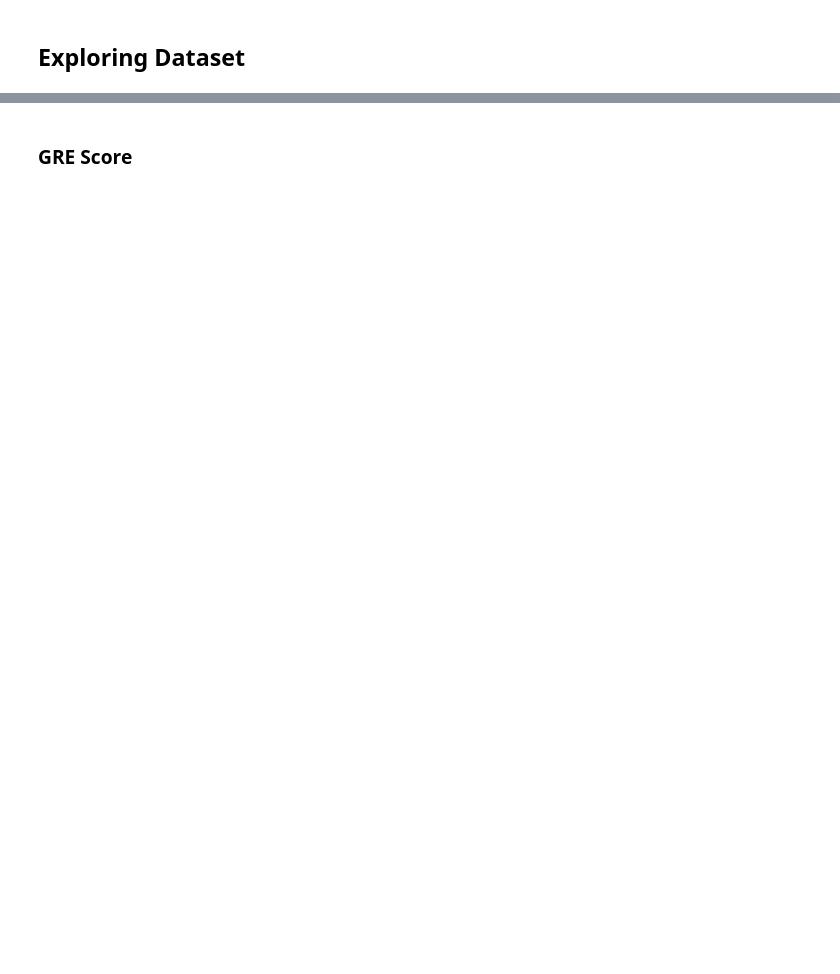
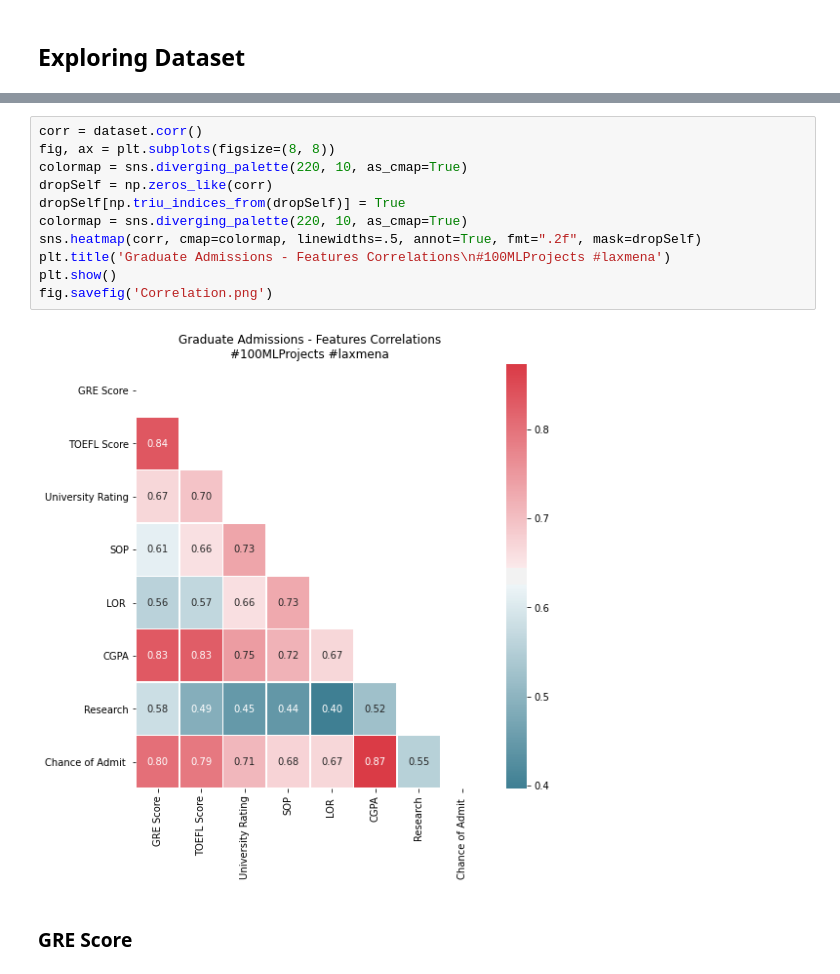
Before and after one commit to laxmena/100MLProjects, a Jupyter notebook: Project1 - Graduate Admissions Prediction/Graduate_Admissions.ipynb, the cells around one changed output, grey strips where cells are left out. Drawn from its saved outputs; the diff is of its cells as text; blank space fills up the shorter version.

```diff
--- a/Project1 - Graduate Admissions Prediction/Graduate_Admissions.ipynb
+++ b/Project1 - Graduate Admissions Prediction/Graduate_Admissions.ipynb
@@ -37,3 +101,16 @@ My assumption now is Each single factor mentioned play a significant role toward
+# %%
+corr = dataset.corr()
+fig, ax = plt.subplots(figsize=(8, 8))
+colormap = sns.diverging_palette(220, 10, as_cmap=True)
+dropSelf = np.zeros_like(corr)
+dropSelf[np.triu_indices_from(dropSelf)] = True
+colormap = sns.diverging_palette(220, 10, as_cmap=True)
+sns.heatmap(corr, cmap=colormap, linewidths=.5, annot=True, fmt=".2f", mask=dropSelf)
+plt.title('Graduate Admissions - Features Correlations\n#100MLProjects #laxmena')
+plt.show()
+fig.savefig('Correlation.png')
+# %% [output]
+[figure, added]
 # %% [markdown]
 ### GRE Score
 # %%
```
Also changed, not shown: parts of 39 cells of this notebook.
